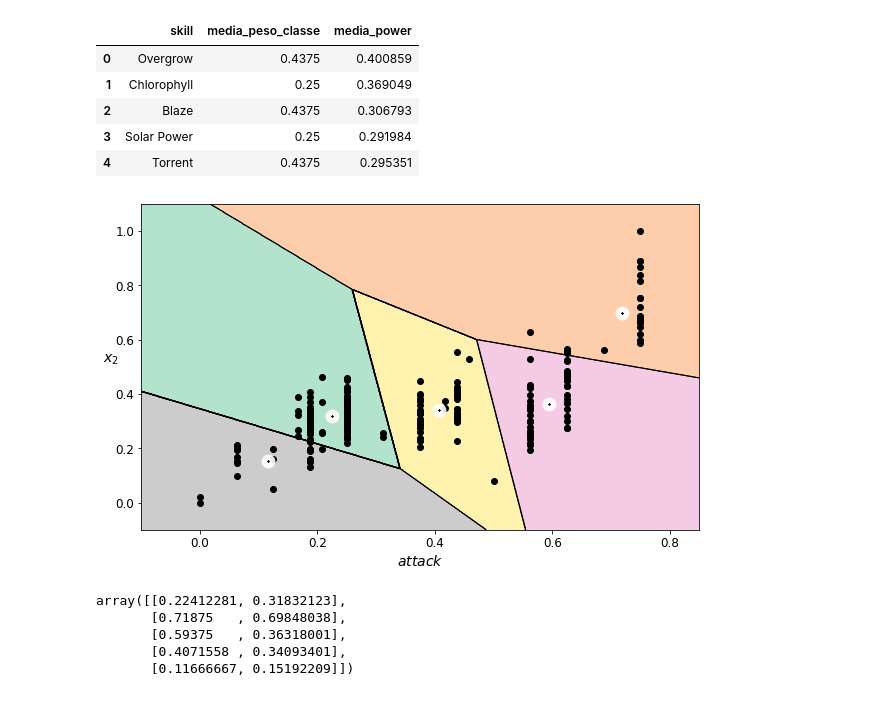
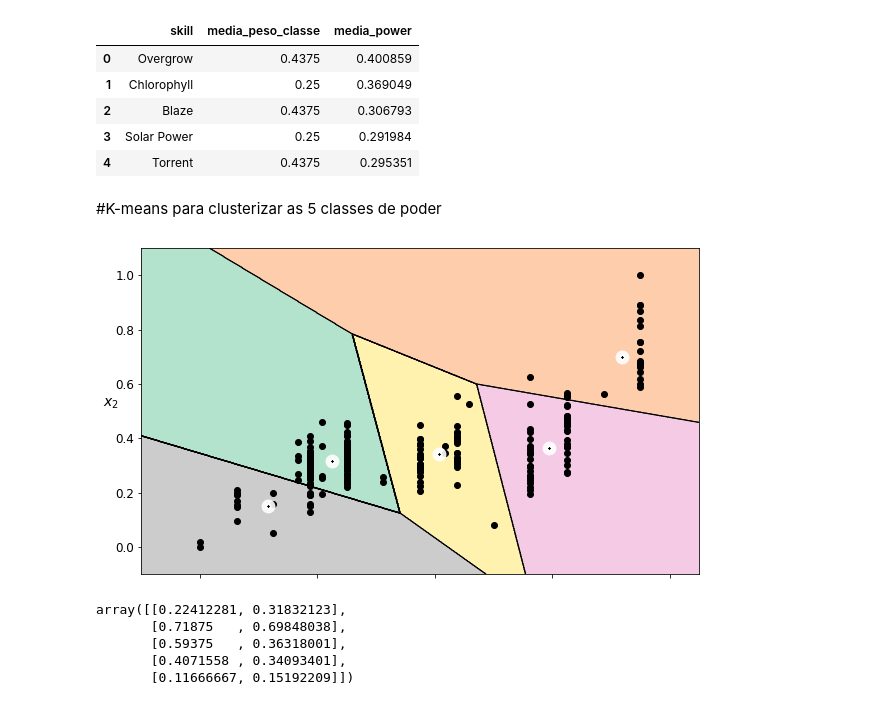
Before and after one commit to alans123s/Pokemon_Data_Analysis, a Jupyter notebook: Desafio3.ipynb, the cells around one changed output. Drawn from its saved outputs; the diff is of its cells as text; code cells hidden in the pictures.

```diff
--- a/Desafio3.ipynb
+++ b/Desafio3.ipynb
@@ -973,13 +1010,13 @@ Aqui repetirei os dados de attack.
 # %%
 X = df_num.loc[:,['attack']].copy()
 X_attack = StandardScaler().fit_transform(X)
-X_attack = pd.DataFrame(X_attack,columns=['attack'])
+X_attack = pd.DataFrame(X_attack,columns=['sp_attack'])
 # %%
 df_scale_stat = pd.concat((BT_scale_serie,legendary),axis=1)
 df_scale_stat = pd.concat((df_scale_stat,X_attack),axis=1)
 
 df_raw_serie = pd.concat((BT_raw_serie,legendary),axis=1)
-df_raw_serie = pd.concat((df_raw_serie,df_num['attack']),axis=1)
+df_raw_serie = pd.concat((df_raw_serie,df_num['sp_attack']),axis=1)
 # %%
 plt.figure(figsize=(15,6))
 plt.subplot(121)
@@ -999,10 +1036,10 @@ BT_raw_serie.plot(kind='hist')
 4. Incomum
 5. Comum
 # %%
-X = df_scale_stat[['attack','Power']].values
+X = df_scale_stat[['sp_attack','Power']].values
 y = df_scale_stat['is_legendary'].values
 
-X_raw = df_raw_serie[['attack','Power']].values
+X_raw = df_raw_serie[['sp_attack','Power']].values
 y_raw = df_raw_serie['is_legendary'].values
 # %%
 plt.figure(figsize=(20,12))
@@ -1080,7 +1117,7 @@ def plot_decision_boundaries(clusterer, X, resolution=1000, show_centroids=True,
         plot_centroids(clusterer.cluster_centers_)
 
     if show_xlabels:
-        plt.xlabel("$attack$", fontsize=14)
+        plt.xlabel("$sp_attack$", fontsize=14)
     else:
         plt.tick_params(labelbottom=False)
     if show_ylabels:
@@ -1254,6 +1323,8 @@ df_skill_power.head()
 | 4 | Torrent | 0.4375 | 0.295351 |
 # %%
 X = df_skill_power.loc[:,['media_peso_classe','media_power']].values
+# %% [markdown]
+#K-means para clusterizar as 5 classes de poder
 # %%
 k = 5
 kmeans = KMeans(n_clusters=k, random_state=4,init='random',n_init=10)
@@ -1264,10 +1335,10 @@ def plot_data(X):
 # %%
 plt.figure(figsize=(10,6))
 
-plot_decision_boundaries(kmeans, X,resolution=1000,show_ylabels=True,show_xlabels=True)
+plot_decision_boundaries(kmeans, X,resolution=1000,show_ylabels=True,show_xlabels=False)
 plt.show()
 # %% [output]
-[figure, old version]
+[figure, new version]
 # %%
 kmeans.cluster_centers_
 # %% [output]
```
Also changed, not shown: parts of 43 cells of this notebook.
